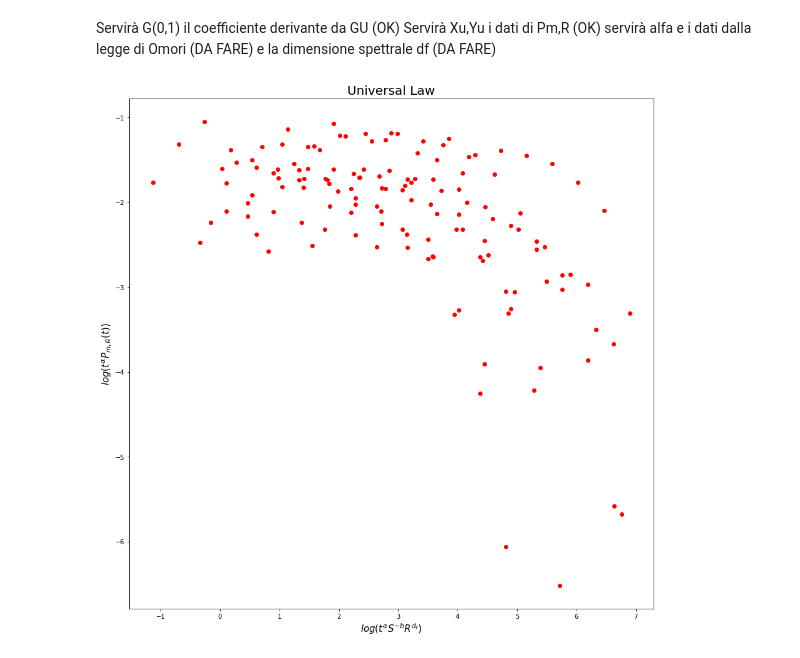
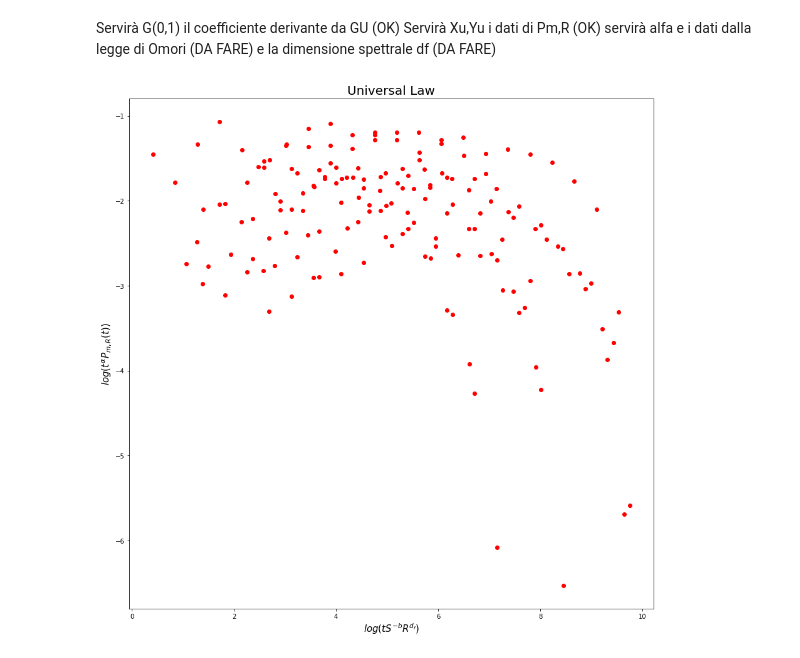
Before and after one commit to andreazanola98/Earthquake-Data-Analysis, a Jupyter notebook: Andrea.ipynb, the cells around one changed output. Cells and saved outputs as stored; diff of their text form; code cells hidden in the pictures.

```diff
--- a/Andrea.ipynb
+++ b/Andrea.ipynb
@@ -71,6 +71,7 @@ dfv=np.array([0.91,0.94,0.97,0.95])
 
 #alpha=np.array([0.99,1.07,1.04,2.28]) #3°model
 alpha=np.array([0.6,0.7,0.93,0.76]) #1°model     <-----
+#alpha=np.array([0.6,0.69,0.81,0.88])  #40- 10**6
 C=np.array([103,67,42,367])
 
 
@@ -85,8 +86,10 @@ for i in range(2):
             dr.insert(loc=1, column='dt', value=df['t'][dr.index])
             dr['dt']=dr['dt'].diff()
             dr=dr.drop(dr.index[0])
-            Tlim=0.0001 #40s as written in the paper
-            dr=dr.drop(dr[dr['dt']<Tlim].index)
+            Tlim=0.00001 #40s as written in the paper
+            Tlimm=10**20
+            mask1=(dr['dt']<Tlim) | (dr['dt']>Tlimm)
+            dr=dr.drop(dr[mask1].index)
             dr=dr.drop(dr[dr['dpw'] > R[z,p(i,j)]].index)
 
             counts, bins, hbars =axu.hist(dr['dt'], visible=0,bins=np.logspace(-1,9,24),density=1)
@@ -408,18 +404,19 @@ axt.set_ylabel('$log(t^{\\alpha}P_{m,R}(t))$',size=15);
 # %%
 fig0, axt = plt.subplots(figsize=(15,15))
 
 b=G[0][1]
 Yt1=alphau*np.log10(Xu)+np.log10(Yu)
-Xt1=np.log10(Xu)+b*mu + dfu*np.log10(Ru)  -4
+dfut=1.3
+Xt1=np.log10(Xu) + b*mu + dfut*np.log10(Ru)  -4
 
 #alfac=1
 #dsfc=1
 #Yt2=alfac*np.log10(Xu)+np.log10(Yu)
 #Xt2=np.log10(Xu)+b*mu + dfu*np.log10(Ru)  -4
 
 axt.scatter(Xt1,Yt1,color='red')
 axt.set_title('Universal Law',size=20)
-axt.set_xlabel('$log(t^{\\alpha}S^{-b}R^{d_{f}})$',size=15)
+axt.set_xlabel('$log(tS^{-b}R^{d_{f}})$',size=15)
 axt.set_ylabel('$log(t^{\\alpha}P_{m,R}(t))$',size=15);
 # %% [output]
-[figure, old version]
+[figure, new version]
```
Also changed, not shown: parts of 7 cells of this notebook.
